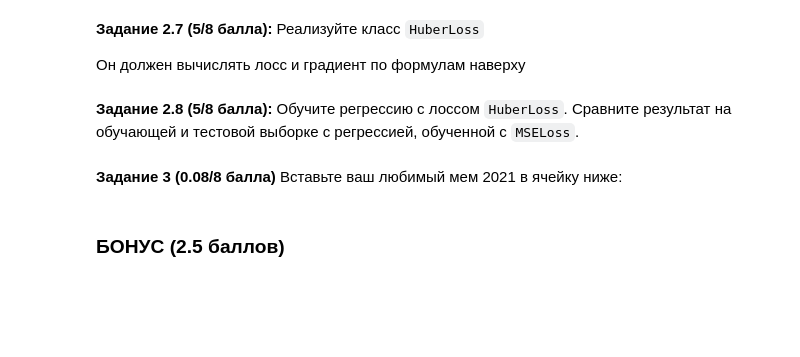
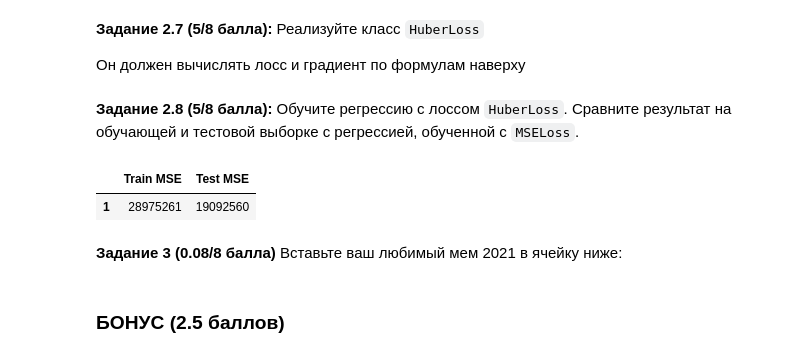
Before and after one commit to vctriusss/iad-ds-homeworks, a Jupyter notebook: hw05_gd.ipynb, the cells around one changed output. Drawn from its saved outputs; the diff is of its cells as text; code cells hidden in the pictures; blank space fills up the shorter version.

Commit message:
I hate Huber Loss

```diff
--- a/hw05_gd.ipynb
+++ b/hw05_gd.ipynb
@@ -816,8 +838,15 @@ class HuberLoss(BaseLoss):
         :param w: np.ndarray размера (n_features,) с весами линейной регрессии
         :output: число -- значения функции потерь
         """
-        # -- YOUR CODE HERE --
-        # Вычислите значение функции потерь при помощи X, y и w и верните его
+        z = X @ w - y
+        mask = (-self.eps < z) & (z < self.eps)
+
+        losses = np.zeros((X.shape[0],))
+
+        losses[mask] = 0.5 * np.square(z[mask])
+        losses[~mask] = self.eps * (np.abs(z[~mask]) - 0.5 * self.eps)
+
+        return losses.mean()
 
     def calc_grad(self, X: np.ndarray, y: np.ndarray, w: np.ndarray) -> np.ndarray:
         """
@@ -827,7 +856,14 @@ class HuberLoss(BaseLoss):
         :param w: np.ndarray размера (n_features,) с весами линейной регрессии
         :output: np.ndarray размера (n_features,) градиент функции потерь по весам w
         """
-        # -- YOUR CODE HERE --
-        # Вычислите значение вектора градиента при помощи X, y и w и верните его
+        z = X @ w - y
+        mask = (-self.eps < z) & (z < self.eps)
+
+        grad_losses = np.zeros((X.shape[0], ))
+
+        grad_losses[mask] = z[mask]
+        grad_losses[~mask] = self.eps * (np.sign(z[~mask]))
+
+        return (grad_losses.T @ X).mean()
 # %% [markdown]
 **Задание 2.8 (5/8 балла):** Обучите регрессию с лоссом `HuberLoss`. Сравните результат на обучающей и тестовой выборке с регрессией, обученной c `MSELoss`.
@@ -836,3 +870,22 @@ class HuberLoss(BaseLoss):
+# %%
+eps = [1]
+lrs = []
+
+for e in eps:
+    lr = LinearRegression(HuberLoss(e))
+    lr.fit(X_train, y_train)
+    lrs.append(lr)
+# %%
+train, test = [], []
+
+for lr in lrs:
+    train.append(int(mean_squared_error(lr.predict(X_train), y_train)))
+    test.append(int(mean_squared_error(lr.predict(X_test), y_test)))
+
+pd.DataFrame({'Train MSE': train, 'Test MSE': test}, index=eps)
+# %% [output]
+|  | Train MSE | Test MSE |
+| 1 | 28975261 | 19092560 |
 # %% [markdown]
 **Задание 3 (0.08/8 балла)**
 Вставьте ваш любимый мем 2021 в ячейку ниже:
```
Also changed, not shown: parts of 12 cells of this notebook.
